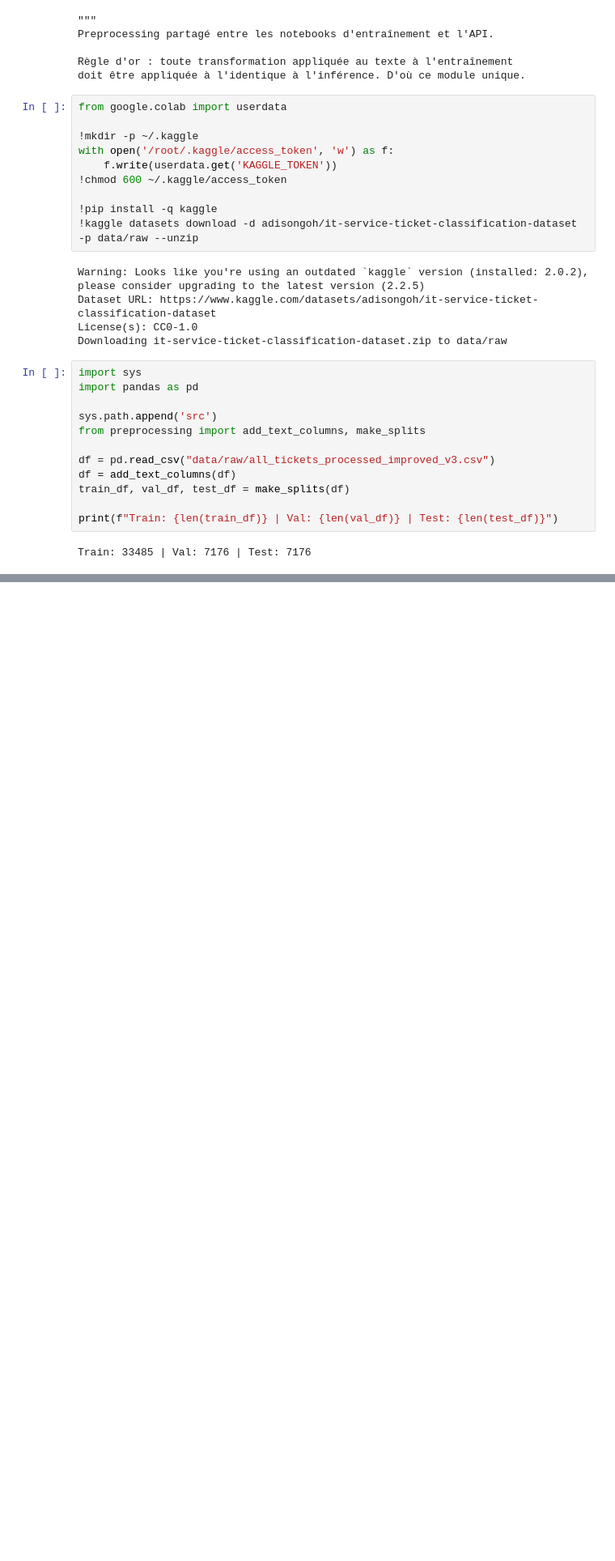
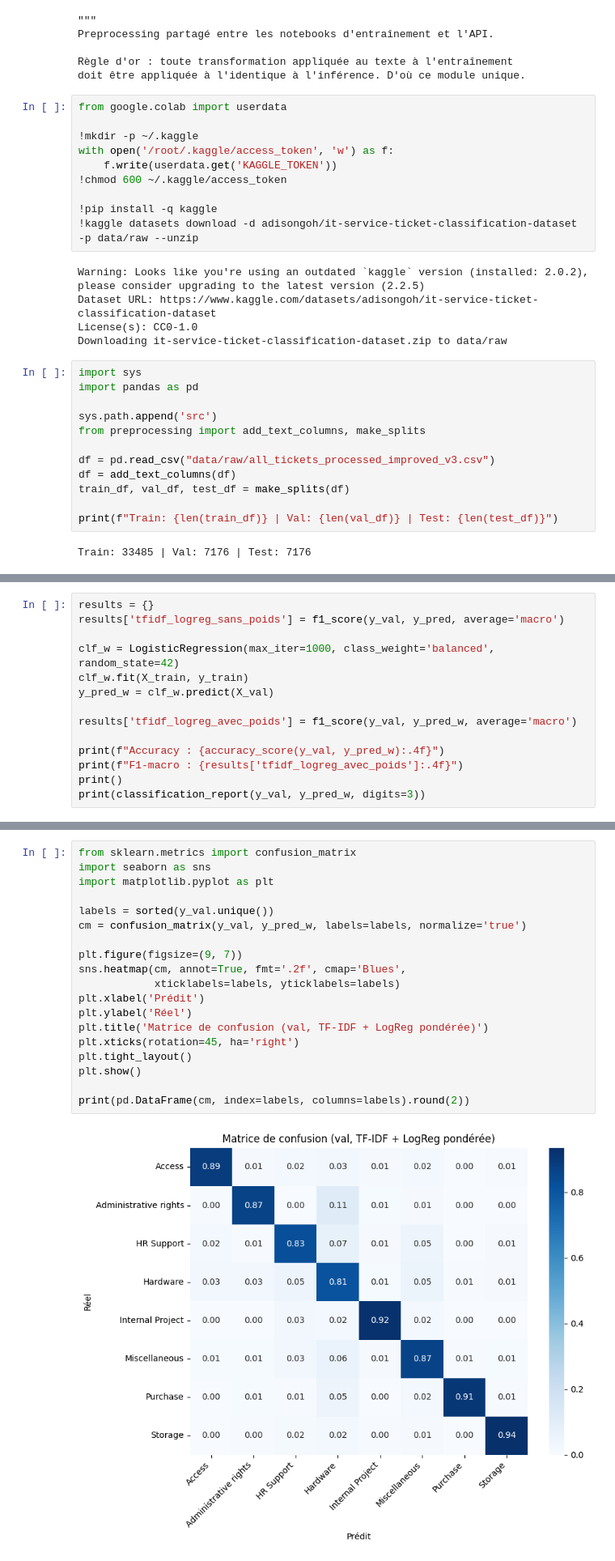
Before and after one commit to julestek/nlp-ticket-classification, a Jupyter notebook: notebooks/02_baseline_tfidf.ipynb, the cells around one changed output, grey strips where cells are left out. Shown at 81% size. Cells and saved outputs as stored; diff of their text form; blank space fills up the shorter version.

Commit message:
Palier 1: TF-IDF + LogReg, comparaison avec/sans poids, analyse coefficients et confusion

```diff
--- a/notebooks/02_baseline_tfidf.ipynb
+++ b/notebooks/02_baseline_tfidf.ipynb
@@ -52,0 +107,14 @@ Train: 33485 | Val: 7176 | Test: 7176
+# %%
+results = {}
+results['tfidf_logreg_sans_poids'] = f1_score(y_val, y_pred, average='macro')
+
+clf_w = LogisticRegression(max_iter=1000, class_weight='balanced', random_state=42)
+clf_w.fit(X_train, y_train)
+y_pred_w = clf_w.predict(X_val)
+
+results['tfidf_logreg_avec_poids'] = f1_score(y_val, y_pred_w, average='macro')
+
+print(f"Accuracy : {accuracy_score(y_val, y_pred_w):.4f}")
+print(f"F1-macro : {results['tfidf_logreg_avec_poids']:.4f}")
+print()
+print(classification_report(y_val, y_pred_w, digits=3))
@@ -52,0 +164,21 @@ Train: 33485 | Val: 7176 | Test: 7176
+# %%
+from sklearn.metrics import confusion_matrix
+import seaborn as sns
+import matplotlib.pyplot as plt
+
+labels = sorted(y_val.unique())
+cm = confusion_matrix(y_val, y_pred_w, labels=labels, normalize='true')
+
+plt.figure(figsize=(9, 7))
+sns.heatmap(cm, annot=True, fmt='.2f', cmap='Blues',
+            xticklabels=labels, yticklabels=labels)
+plt.xlabel('Prédit')
+plt.ylabel('Réel')
+plt.title('Matrice de confusion (val, TF-IDF + LogReg pondérée)')
+plt.xticks(rotation=45, ha='right')
+plt.tight_layout()
+plt.show()
+
+print(pd.DataFrame(cm, index=labels, columns=labels).round(2))
+# %% [output]
+[figure, added]
```
Also changed, not shown: parts of 7 cells of this notebook.
